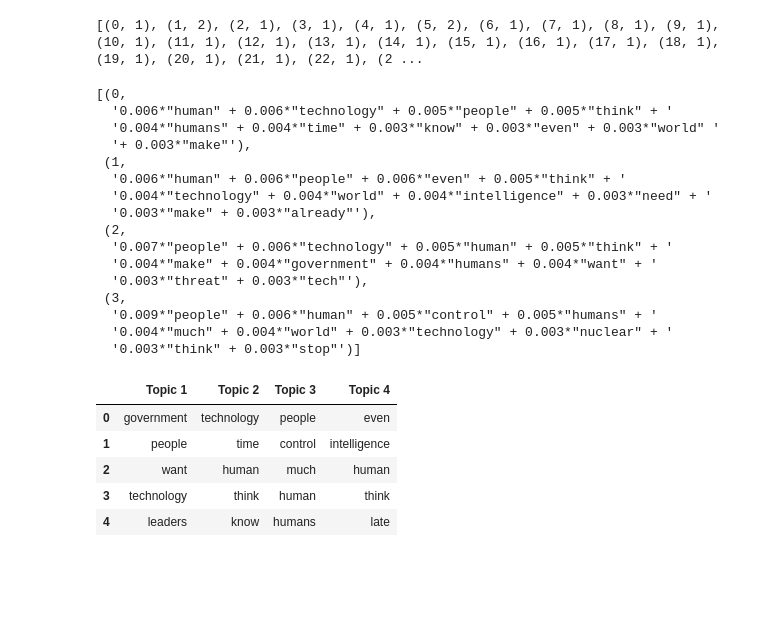
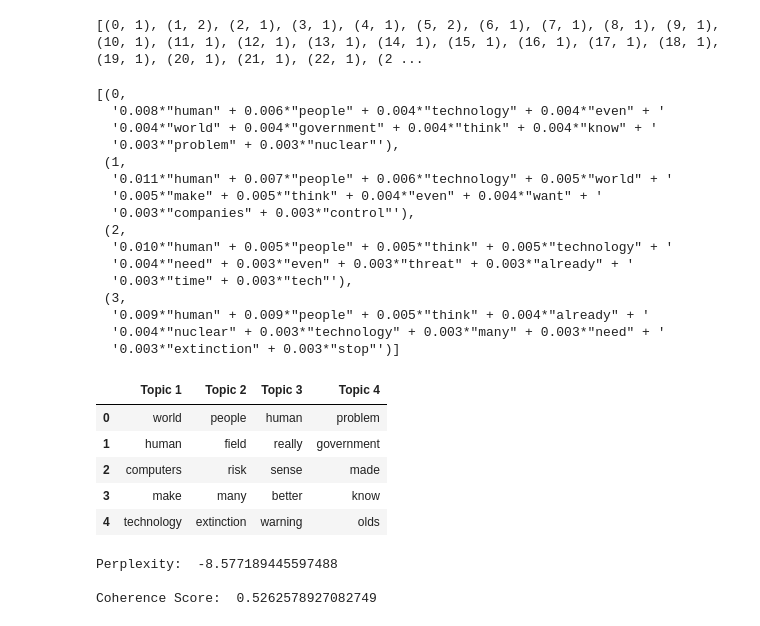
Before and after one commit to isevr/nytimes, a Jupyter notebook: final.ipynb, the cells around one changed output. Drawn from its saved outputs; the diff is of its cells as text; code cells hidden in the pictures; blank space fills up the shorter version.

```diff
--- a/final.ipynb
+++ b/final.ipynb
@@ -50,6 +50,7 @@ def preprocess(text):
     t = re.sub(r'\W+',r' ',t)
     t = re.sub(r'(could|would|like|)', '', t)
     t = re.sub(r'\b\w{1,3}\b', '', t)
+    t = re.sub(r'humans',r'human',t)
     stopwords_list = stopwords.words('english')
     txt = ' '.join([word for word in t.split() if word not in stopwords_list])
     return txt
@@ -57,5 +58,6 @@ def preprocess(text):
 lemmatizer = WordNetLemmatizer()
 
 
+
 df['pre_com'] = [' '.join([lemmatizer.lemmatize(preprocess(email))])
                  .strip() for email in df['comment']]
@@ -89,47 +91,60 @@ num_topics = 4
 lda_model = gensim.models.LdaMulticore(corpus=corpus,
                                        id2word=id2word,
                                        num_topics=num_topics,
-                                       random_state=1)
+                                       random_state=1
+                                       )
 
 pprint(lda_model.print_topics())
 # doc_lda = lda_model[corpus]
 # %% [output]
 [(0,
-  '0.006*"human" + 0.006*"technology" + 0.005*"people" + 0.005*"think" + '
-  '0.004*"humans" + 0.004*"time" + 0.003*"know" + 0.003*"even" + 0.003*"world" '
-  '+ 0.003*"make"'),
+  '0.008*"human" + 0.006*"people" + 0.004*"technology" + 0.004*"even" + '
+  '0.004*"world" + 0.004*"government" + 0.004*"think" + 0.004*"know" + '
+  '0.003*"problem" + 0.003*"nuclear"'),
  (1,
-  '0.006*"human" + 0.006*"people" + 0.006*"even" + 0.005*"think" + '
-  '0.004*"technology" + 0.004*"world" + 0.004*"intelligence" + 0.003*"need" + '
-  '0.003*"make" + 0.003*"already"'),
+  '0.011*"human" + 0.007*"people" + 0.006*"technology" + 0.005*"world" + '
+  '0.005*"make" + 0.005*"think" + 0.004*"even" + 0.004*"want" + '
+  '0.003*"companies" + 0.003*"control"'),
  (2,
-  '0.007*"people" + 0.006*"technology" + 0.005*"human" + 0.005*"think" + '
-  '0.004*"make" + 0.004*"government" + 0.004*"humans" + 0.004*"want" + '
-  '0.003*"threat" + 0.003*"tech"'),
+  '0.010*"human" + 0.005*"people" + 0.005*"think" + 0.005*"technology" + '
+  '0.004*"need" + 0.003*"even" + 0.003*"threat" + 0.003*"already" + '
+  '0.003*"time" + 0.003*"tech"'),
  (3,
-  '0.009*"people" + 0.006*"human" + 0.005*"control" + 0.005*"humans" + '
-  '0.004*"much" + 0.004*"world" + 0.003*"technology" + 0.003*"nuclear" + '
-  '0.003*"think" + 0.003*"stop"')]
+  '0.009*"human" + 0.009*"people" + 0.005*"think" + 0.004*"already" + '
+  '0.004*"nuclear" + 0.003*"technology" + 0.003*"many" + 0.003*"need" + '
+  '0.003*"extinction" + 0.003*"stop"')]
 # %%
 pyLDAvis.enable_notebook()
 vis = pyLDAvis.gensim.prepare(lda_model, corpus, id2word)
 pyLDAvis.save_html(vis, 'test_html.html')
 # %%
-lambd = 0.4 # a specific relevance metric value
+lambd = 0.3 # a specific relevance metric value
 
 all_topics = {}
 num_topics = lda_model.num_topics
 num_terms = 5
 
 for i in range(1,num_topics+1): ## Correct range
     topic = vis.topic_info[vis.topic_info.Category == 'Topic'+str(i)].copy()
     topic['relevance'] = topic['loglift']*(1-lambd)+topic['logprob']*lambd
     all_topics['Topic '+str(i)] = topic.sort_values(by='relevance', ascending=False).Term[:num_terms].values
 pd.DataFrame(all_topics)
 # %% [output]
 |  | Topic 1 | Topic 2 | Topic 3 | Topic 4 |
-| 0 | government | technology | people | even |
-| 1 | people | time | control | intelligence |
-| 2 | want | human | much | human |
-| 3 | technology | think | human | think |
-| 4 | leaders | know | humans | late |
+| 0 | world | people | human | problem |
+| 1 | human | field | really | government |
+| 2 | computers | risk | sense | made |
+| 3 | make | many | better | know |
+| 4 | technology | extinction | warning | olds |
+# %%
+# Compute Perplexity
+print('\nPerplexity: ', lda_model.log_perplexity(corpus))  # a measure of how good the model is. lower the better.
+
+# Compute Coherence Score
+coherence_model_lda = CoherenceModel(model=lda_model, texts=data_words, dictionary=id2word, coherence='c_v')
+coherence_lda = coherence_model_lda.get_coherence()
+print('\nCoherence Score: ', coherence_lda)
+# %% [output]
+Perplexity:  -8.577189445597488
+
+Coherence Score:  0.5262578927082749
```
Also changed, not shown: parts of 4 cells of this notebook, 2 other files.
